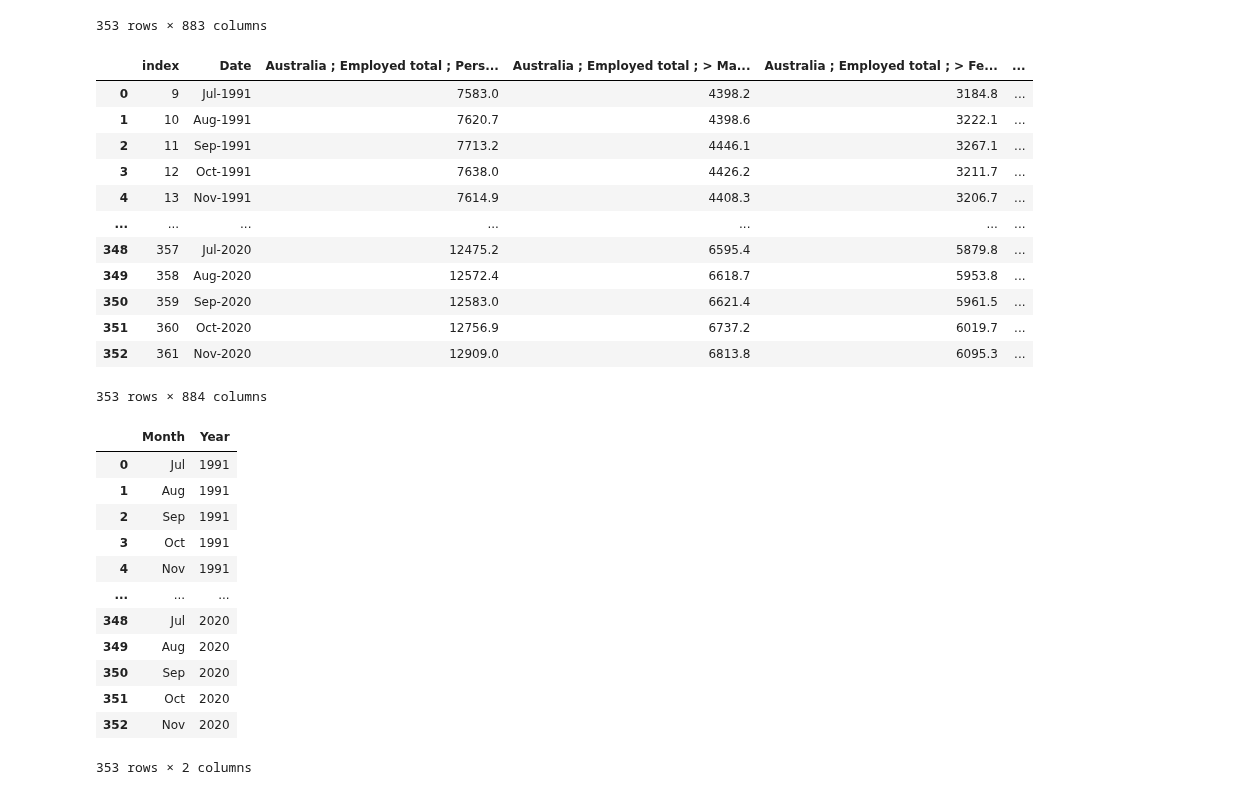
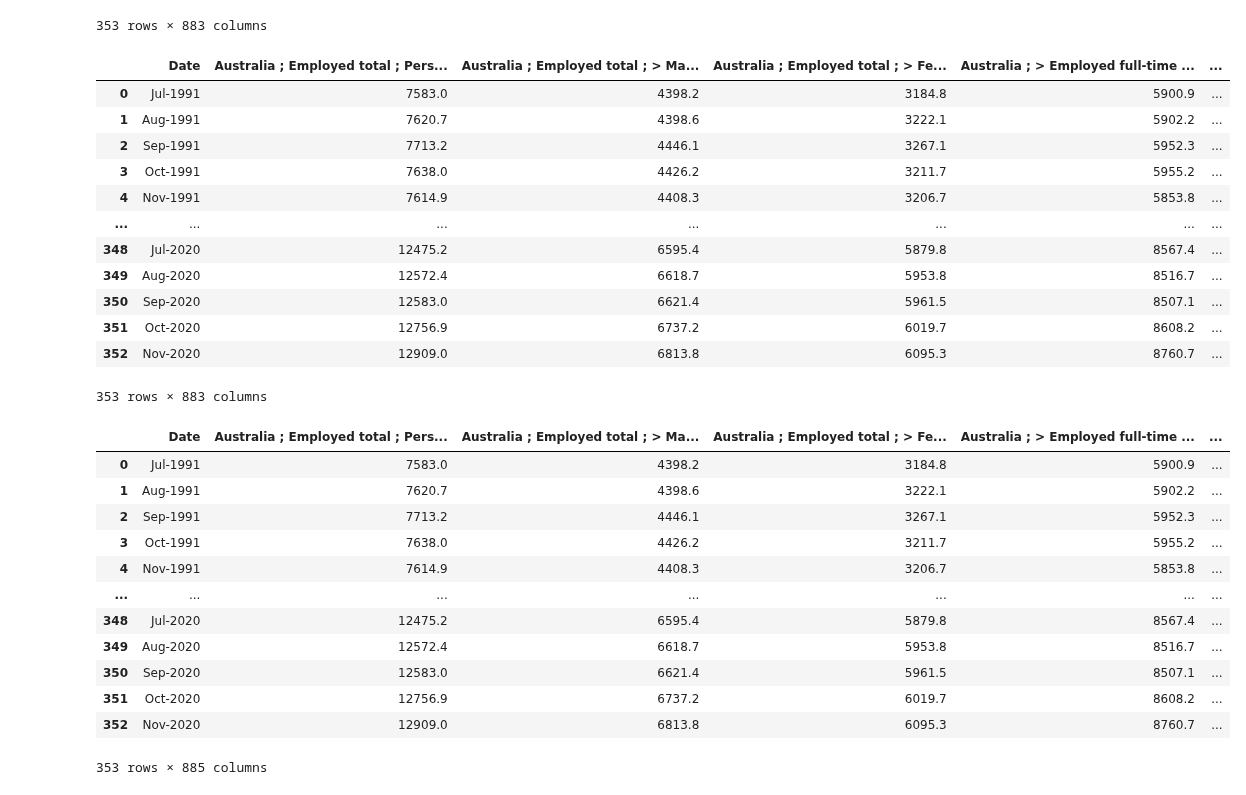
Before and after one commit to tomjp90/Project-1, a Jupyter notebook: code/unemp_data_cleanup.ipynb, the cells around one changed output. Saved outputs shown, nothing was run; the diff lists cells and outputs as text; code cells hidden in the pictures.

Commit message:
cleaned repo

```diff
--- a/unemp_data_cleanup.ipynb
+++ b/code/unemp_data_cleanup.ipynb
@@ -88,38 +88,39 @@ df_clean
 | 361 | Nov-2020 | 12909.0 | 6813.8 | 6095.3 | 8760.7 | ... |
 353 rows × 883 columns
 # %%
-# reset index
-df_clean = df_clean.reset_index()
+# reset index (maybe dont need it)
+df_clean = df_clean.reset_index(drop=True)
 df_clean
 # %% [output]
-|  | index | Date | Australia ; Employed total ; Pers... | Australia ; Employed total ; > Ma... | Australia ; Employed total ; > Fe... | ... |
-| 0 | 9 | Jul-1991 | 7583.0 | 4398.2 | 3184.8 | ... |
-| 1 | 10 | Aug-1991 | 7620.7 | 4398.6 | 3222.1 | ... |
-| 2 | 11 | Sep-1991 | 7713.2 | 4446.1 | 3267.1 | ... |
-| 3 | 12 | Oct-1991 | 7638.0 | 4426.2 | 3211.7 | ... |
-| 4 | 13 | Nov-1991 | 7614.9 | 4408.3 | 3206.7 | ... |
+|  | Date | Australia ; Employed total ; Pers... | Australia ; Employed total ; > Ma... | Australia ; Employed total ; > Fe... | Australia ; > Employed full-time ... | ... |
+| 0 | Jul-1991 | 7583.0 | 4398.2 | 3184.8 | 5900.9 | ... |
+| 1 | Aug-1991 | 7620.7 | 4398.6 | 3222.1 | 5902.2 | ... |
+| 2 | Sep-1991 | 7713.2 | 4446.1 | 3267.1 | 5952.3 | ... |
+| 3 | Oct-1991 | 7638.0 | 4426.2 | 3211.7 | 5955.2 | ... |
+| 4 | Nov-1991 | 7614.9 | 4408.3 | 3206.7 | 5853.8 | ... |
 | ... | ... | ... | ... | ... | ... | ... |
-| 348 | 357 | Jul-2020 | 12475.2 | 6595.4 | 5879.8 | ... |
-| 349 | 358 | Aug-2020 | 12572.4 | 6618.7 | 5953.8 | ... |
-| 350 | 359 | Sep-2020 | 12583.0 | 6621.4 | 5961.5 | ... |
-| 351 | 360 | Oct-2020 | 12756.9 | 6737.2 | 6019.7 | ... |
-| 352 | 361 | Nov-2020 | 12909.0 | 6813.8 | 6095.3 | ... |
+| 348 | Jul-2020 | 12475.2 | 6595.4 | 5879.8 | 8567.4 | ... |
+| 349 | Aug-2020 | 12572.4 | 6618.7 | 5953.8 | 8516.7 | ... |
+| 350 | Sep-2020 | 12583.0 | 6621.4 | 5961.5 | 8507.1 | ... |
+| 351 | Oct-2020 | 12756.9 | 6737.2 | 6019.7 | 8608.2 | ... |
+| 352 | Nov-2020 | 12909.0 | 6813.8 | 6095.3 | 8760.7 | ... |
-353 rows × 884 columns
+353 rows × 883 columns
 # %%
 # split date to month and year
 df_clean[['Month','Year']] = df_clean["Date"].str.split("-", expand=True,)
-df_clean[['Month','Year']]
+
+df_clean
 # %% [output]
-|  | Month | Year |
-| 0 | Jul | 1991 |
-| 1 | Aug | 1991 |
-| 2 | Sep | 1991 |
-| 3 | Oct | 1991 |
-| 4 | Nov | 1991 |
-| ... | ... | ... |
-| 348 | Jul | 2020 |
-| 349 | Aug | 2020 |
-| 350 | Sep | 2020 |
-| 351 | Oct | 2020 |
-| 352 | Nov | 2020 |
+|  | Date | Australia ; Employed total ; Pers... | Australia ; Employed total ; > Ma... | Australia ; Employed total ; > Fe... | Australia ; > Employed full-time ... | ... |
+| 0 | Jul-1991 | 7583.0 | 4398.2 | 3184.8 | 5900.9 | ... |
+| 1 | Aug-1991 | 7620.7 | 4398.6 | 3222.1 | 5902.2 | ... |
+| 2 | Sep-1991 | 7713.2 | 4446.1 | 3267.1 | 5952.3 | ... |
+| 3 | Oct-1991 | 7638.0 | 4426.2 | 3211.7 | 5955.2 | ... |
+| 4 | Nov-1991 | 7614.9 | 4408.3 | 3206.7 | 5853.8 | ... |
+| ... | ... | ... | ... | ... | ... | ... |
+| 348 | Jul-2020 | 12475.2 | 6595.4 | 5879.8 | 8567.4 | ... |
+| 349 | Aug-2020 | 12572.4 | 6618.7 | 5953.8 | 8516.7 | ... |
+| 350 | Sep-2020 | 12583.0 | 6621.4 | 5961.5 | 8507.1 | ... |
+| 351 | Oct-2020 | 12756.9 | 6737.2 | 6019.7 | 8608.2 | ... |
+| 352 | Nov-2020 | 12909.0 | 6813.8 | 6095.3 | 8760.7 | ... |
-353 rows × 2 columns
+353 rows × 885 columns
```
Also changed, not shown: parts of 1 cell of this notebook, 2 other files.
